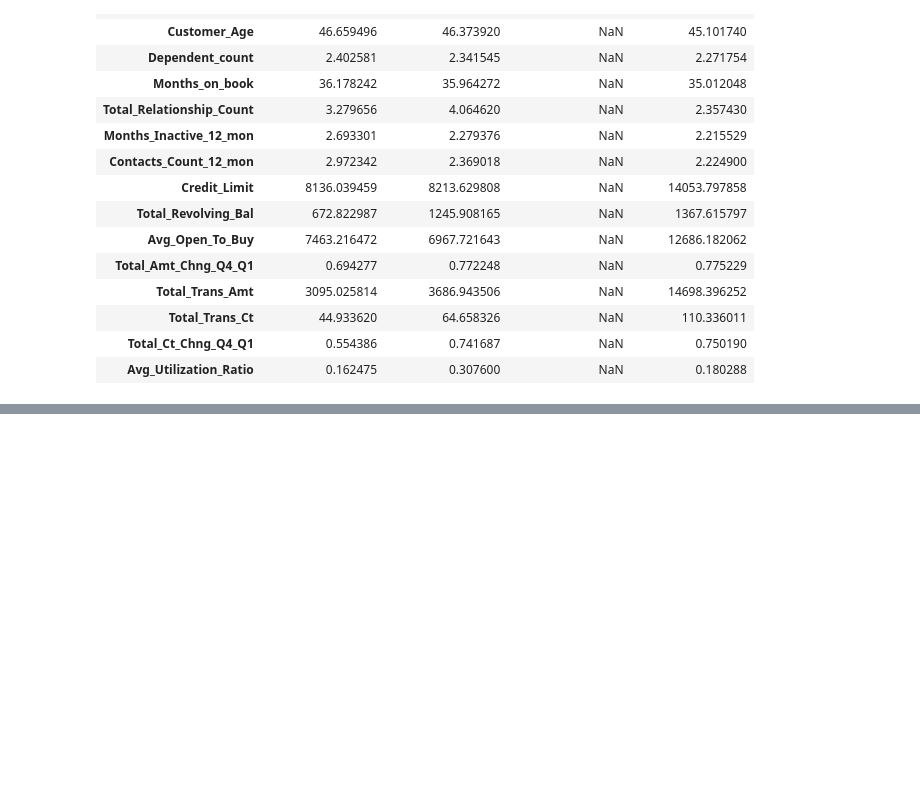
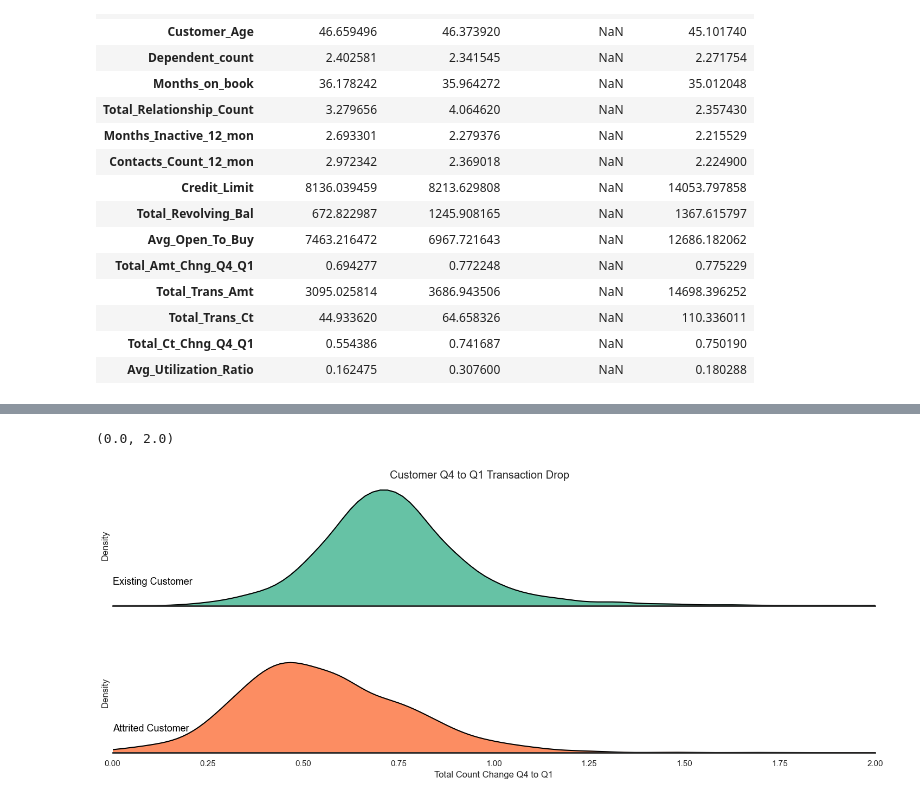
Before and after one commit to Anna-Roman/practical-python-for-data-professionals-4358485, a Jupyter notebook: data/cleaning_data.ipynb, the cells around one changed output, grey strips where cells are left out. Drawn from its saved outputs; the diff is of its cells as text; code cells hidden in the pictures; blank space fills up the shorter version.

```diff
--- a/data/cleaning_data.ipynb
+++ b/data/cleaning_data.ipynb
@@ -541,0 +562,20 @@ plt.xlim(0,2)
+# %%
+sns.set_theme(style='white', rc={'axes.facecolor':(0, 0, 0, 0), 'axes.linewidth':2})
+palette = sns.color_palette('Set2', 12)
+g = sns.FacetGrid(data, palette=palette, row='Attrition_Flag', hue='Attrition_Flag', aspect=5, height=3)
+g.map_dataframe(sns.kdeplot, x='Total_Ct_Chng_Q4_Q1', fill=True, alpha=1)
+g.map_dataframe(sns.kdeplot, x='Total_Ct_Chng_Q4_Q1', color='black')
+def label(x, color, label):
+  ax = plt.gca()
+  ax.text(0, .2, label, color='black', fontsize=13, ha='left', va='center', transform=ax.transAxes)
+
+g.map(label, 'Attrition_Flag')
+g,fig.subplots_adjust(hspace=-.5)
+g.set_titles('')
+g.set(yticks=[], xlabel='Total Count Change Q4 to Q1')
+g.despine(left=True)
+plt.suptitle('Customer Q4 to Q1 Transaction Drop', y=0.98)
+plt.xlim(0,2)
+# %% [output]
+(0.0, 2.0)
+[figure, added]
```
Also changed, not shown: parts of 22 cells of this notebook, 4 other files.
